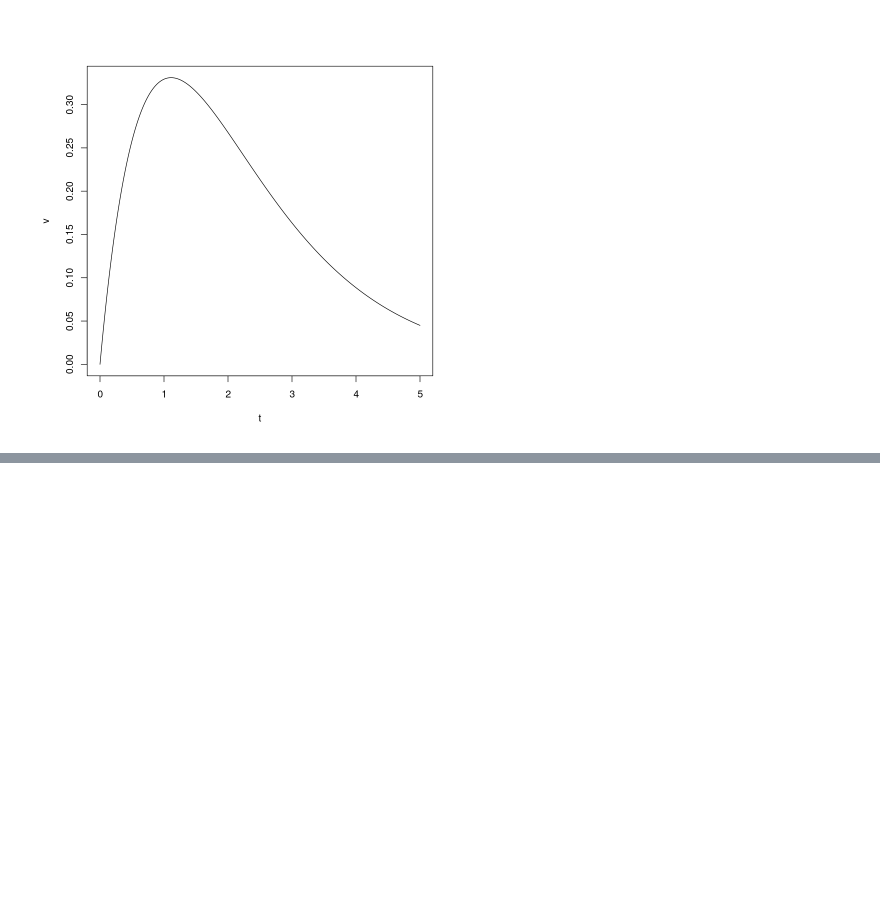
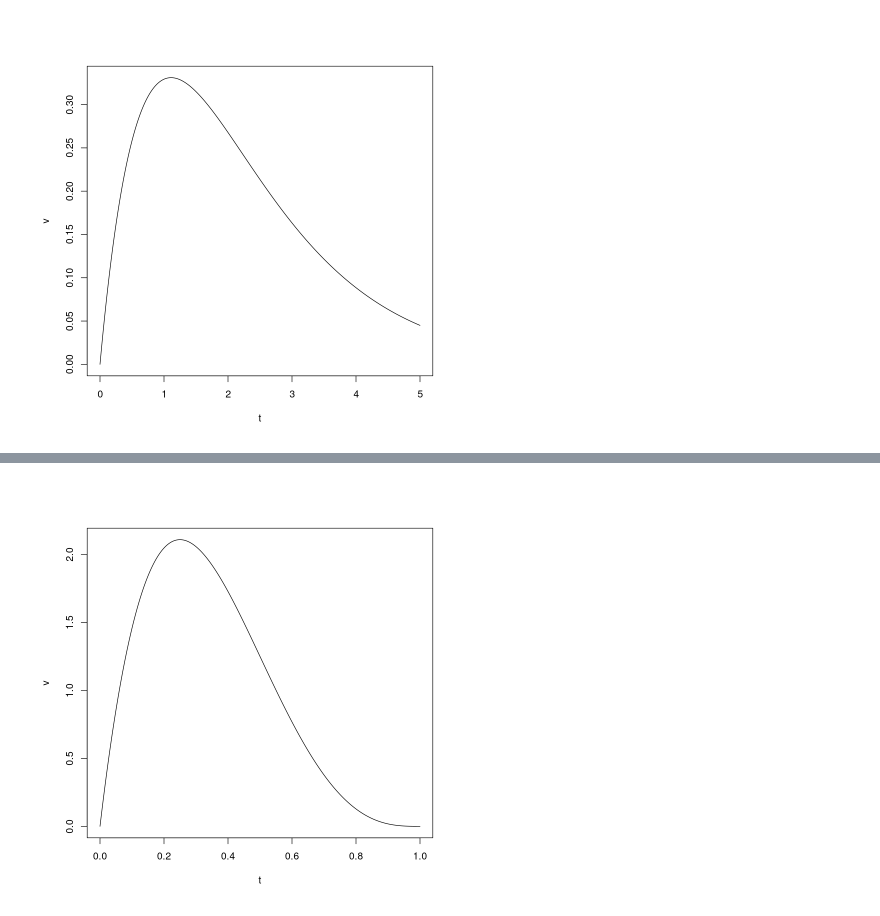
Before and after one commit to virgilpierce/MATH_550, a Jupyter notebook: 06-Gamma_and_beta.ipynb, the cells around one changed output, grey strips where cells are left out. Saved outputs shown, nothing was run; the diff lists cells and outputs as text; code cells hidden in the pictures; blank space fills up the shorter version.

```diff
--- a/06-Gamma_and_beta.ipynb
+++ b/06-Gamma_and_beta.ipynb
@@ -151,0 +214,9 @@ $$ \Gamma(\alpha) = (\alpha - 1)! $$
+# %%
+n <- 500
+beta <- 4
+alpha <- 2
+t <- c(0:n)/n
+v <- dbeta(t, shape1=alpha, shape2 = beta)
+plot(t, v, type='l')
+# %% [output]
+[figure, added]
```
Also changed, not shown: parts of 7 cells of this notebook, 14 other files.
